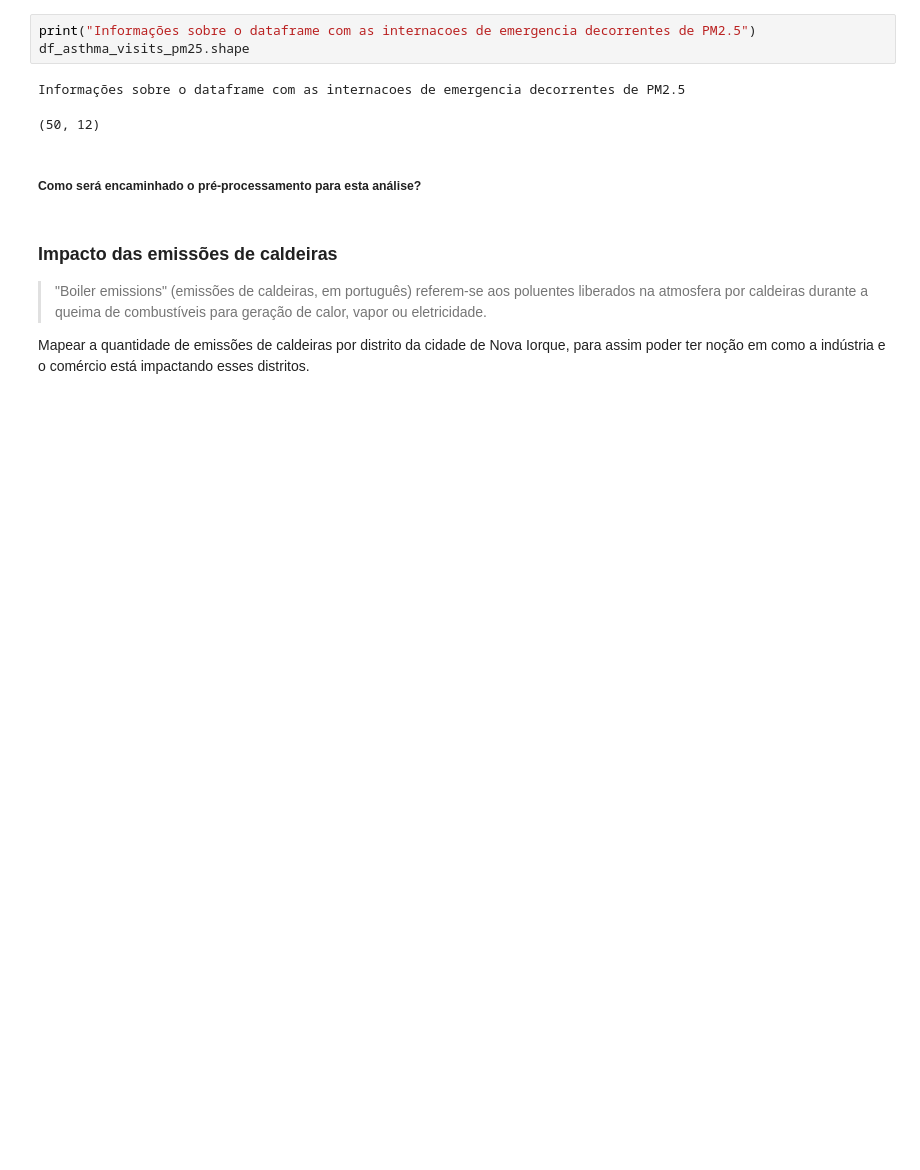
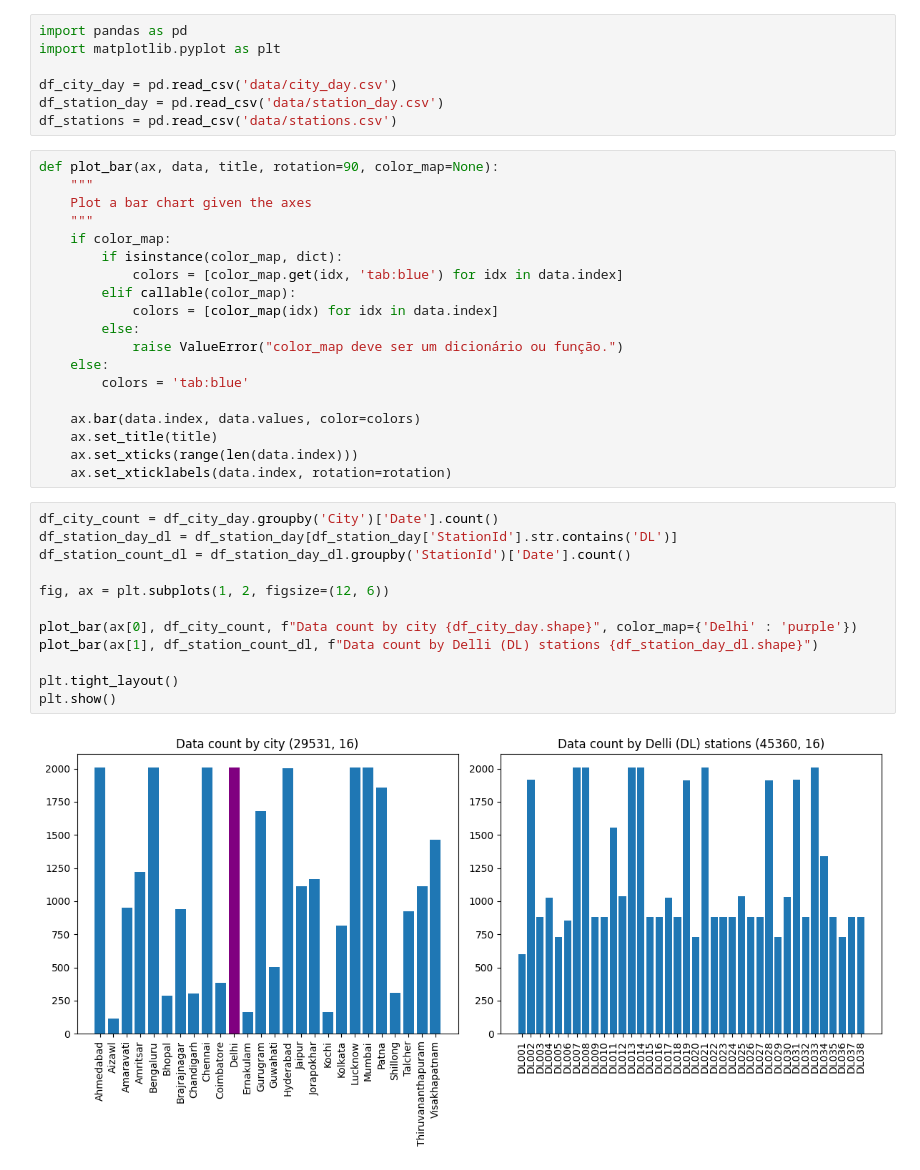
Before and after one commit to raphaelramosds/dca3501-project, a Jupyter notebook: sketch.ipynb, the cells around one changed output. Saved outputs shown, nothing was run; the diff lists cells and outputs as text; blank space fills up the shorter version.

```diff
--- a/sketch.ipynb
+++ b/sketch.ipynb
@@ -192,14 +1,40 @@ Informações sobre o dataframe com as internacoes de emergencia decorrentes de
-# %%
-print("Informações sobre o dataframe com as internacoes de emergencia decorrentes de PM2.5")
-df_asthma_visits_pm25.shape
-# %% [output]
-Informações sobre o dataframe com as internacoes de emergencia decorrentes de PM2.5
-(50, 12)
-# %% [markdown]
-##### Como será encaminhado o pré-processamento para esta análise?
-# %% [markdown]
-### Impacto das emissões de caldeiras
-
-> "Boiler emissions" (emissões de caldeiras, em português) referem-se aos poluentes liberados na atmosfera por caldeiras durante a queima de combustíveis para geração de calor, vapor ou eletricidade.
-
-Mapear a quantidade de emissões de caldeiras por distrito da cidade de Nova Iorque, para assim poder ter noção em como a indústria e o comércio está impactando esses distritos.
+# %%
+import pandas as pd
+import matplotlib.pyplot as plt
+
+df_city_day = pd.read_csv('data/city_day.csv')
+df_station_day = pd.read_csv('data/station_day.csv')
+df_stations = pd.read_csv('data/stations.csv')
+# %%
+def plot_bar(ax, data, title, rotation=90, color_map=None):
+    """
+    Plot a bar chart given the axes
+    """
+    if color_map:
+        if isinstance(color_map, dict):
+            colors = [color_map.get(idx, 'tab:blue') for idx in data.index]
+        elif callable(color_map):
+            colors = [color_map(idx) for idx in data.index]
+        else:
+            raise ValueError("color_map deve ser um dicionário ou função.")
+    else:
+        colors = 'tab:blue'
+
+    ax.bar(data.index, data.values, color=colors)
+    ax.set_title(title)
+    ax.set_xticks(range(len(data.index)))
+    ax.set_xticklabels(data.index, rotation=rotation)
+# %%
+df_city_count = df_city_day.groupby('City')['Date'].count()
+df_station_day_dl = df_station_day[df_station_day['StationId'].str.contains('DL')]
+df_station_count_dl = df_station_day_dl.groupby('StationId')['Date'].count()
+
+fig, ax = plt.subplots(1, 2, figsize=(12, 6))
+
+plot_bar(ax[0], df_city_count, f"Data count by city {df_city_day.shape}", color_map={'Delhi' : 'purple'})
+plot_bar(ax[1], df_station_count_dl, f"Data count by Delli (DL) stations {df_station_day_dl.shape}")
+
+plt.tight_layout()
+plt.show()
+# %% [output]
+[figure, added]
```
Also changed, not shown: parts of 19 cells of this notebook, 7 other files.
